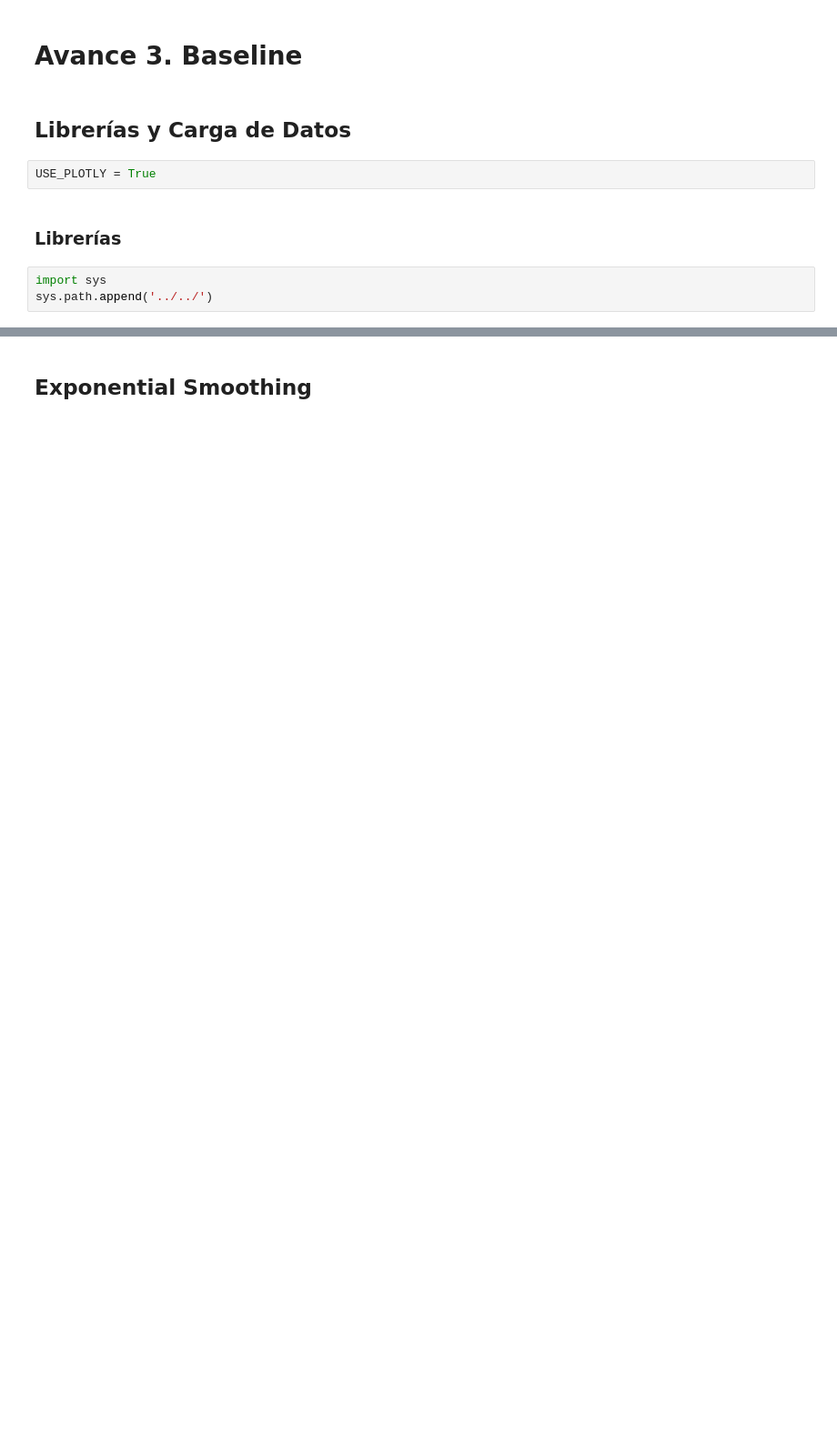
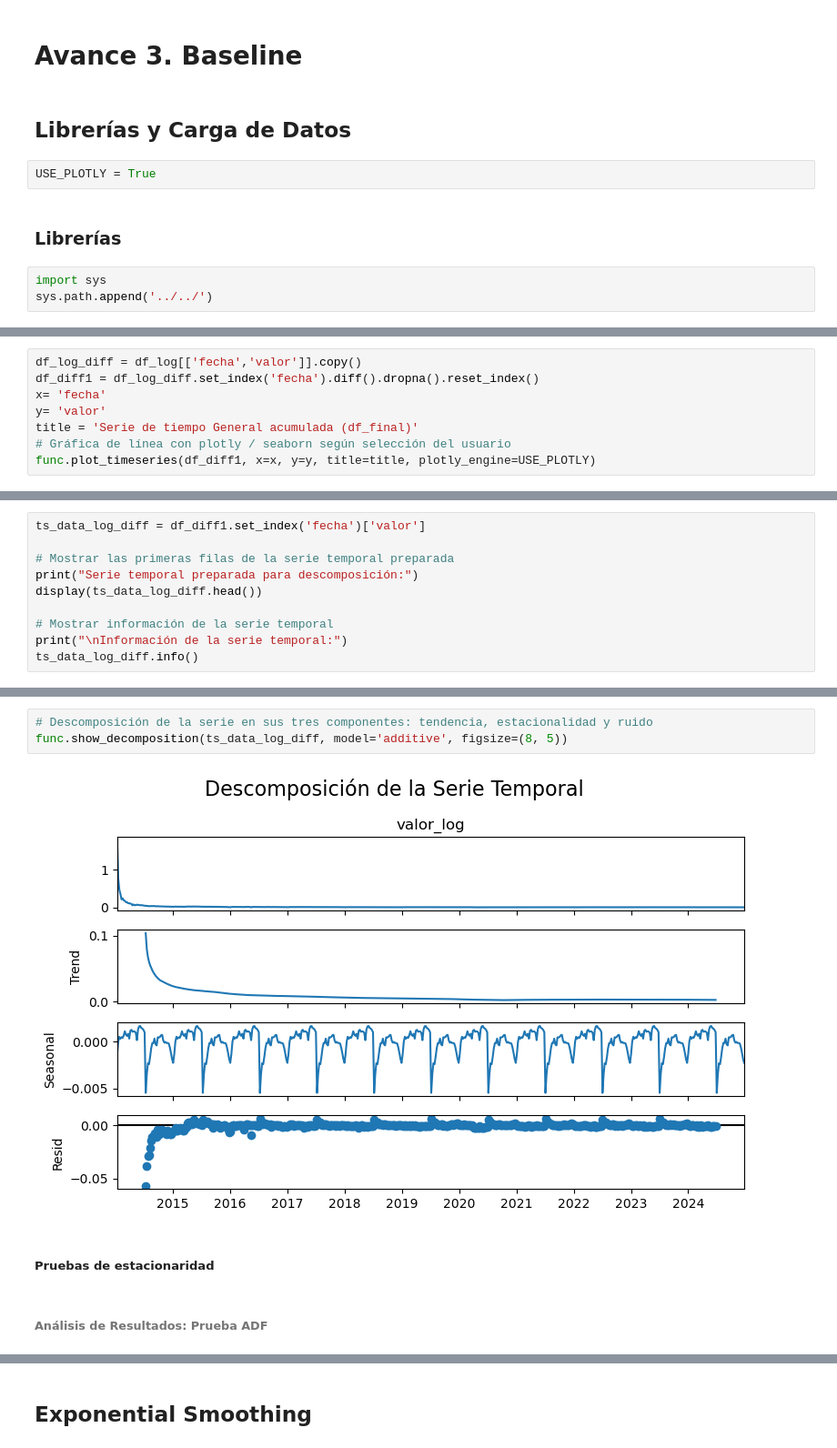
Before and after one commit to AbioticBaton4/proyecto-integrador-mna, a Jupyter notebook: notebooks/modeling/Avance3.Equipo16.ipynb, the cells around one changed output, grey strips where cells are left out. Shown at 91% size. Saved outputs shown, nothing was run; the diff lists cells and outputs as text; blank space fills up the shorter version.

```diff
--- a/notebooks/modeling/Avance3.Equipo16.ipynb
+++ b/notebooks/modeling/Avance3.Equipo16.ipynb
@@ -233,0 +303,8 @@ df.head()
+# %%
+df_log_diff = df_log[['fecha','valor']].copy()
+df_diff1 = df_log_diff.set_index('fecha').diff().dropna().reset_index()
+x= 'fecha'
+y= 'valor'
+title = 'Serie de tiempo General acumulada (df_final)'
+# Gráfica de línea con plotly / seaborn según selección del usuario
+func.plot_timeseries(df_diff1, x=x, y=y, title=title, plotly_engine=USE_PLOTLY)
@@ -233,0 +313,10 @@ df.head()
+# %%
+ts_data_log_diff = df_diff1.set_index('fecha')['valor']
+
+# Mostrar las primeras filas de la serie temporal preparada
+print("Serie temporal preparada para descomposición:")
+display(ts_data_log_diff.head())
+
+# Mostrar información de la serie temporal
+print("\nInformación de la serie temporal:")
+ts_data_log_diff.info()
@@ -233,0 +341,9 @@ df.head()
+# %%
+# Descomposición de la serie en sus tres componentes: tendencia, estacionalidad y ruido
+func.show_decomposition(ts_data_log_diff, model='additive', figsize=(8, 5))
+# %% [output]
+[figure, added]
+# %% [markdown]
+##### Pruebas de estacionaridad
+# %% [markdown]
+###### Análisis de Resultados: Prueba ADF
```
Also changed, not shown: parts of 78 cells of this notebook.
